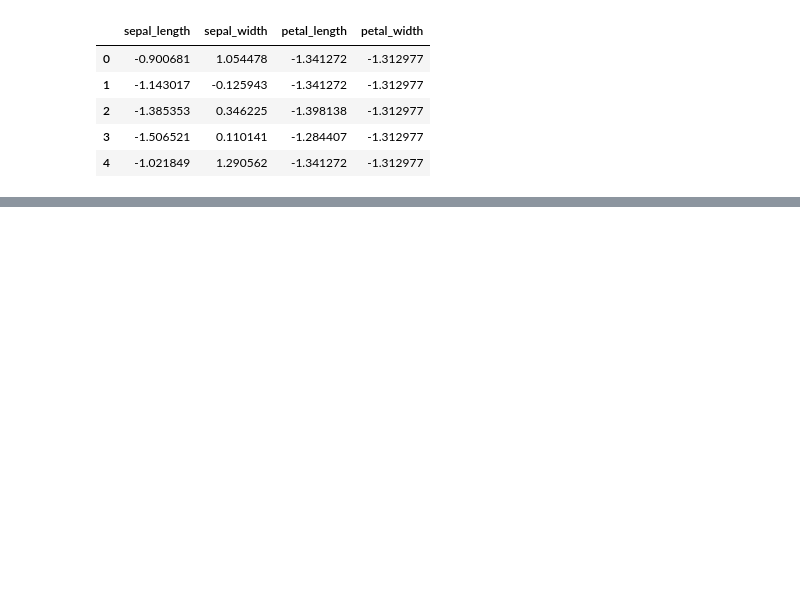
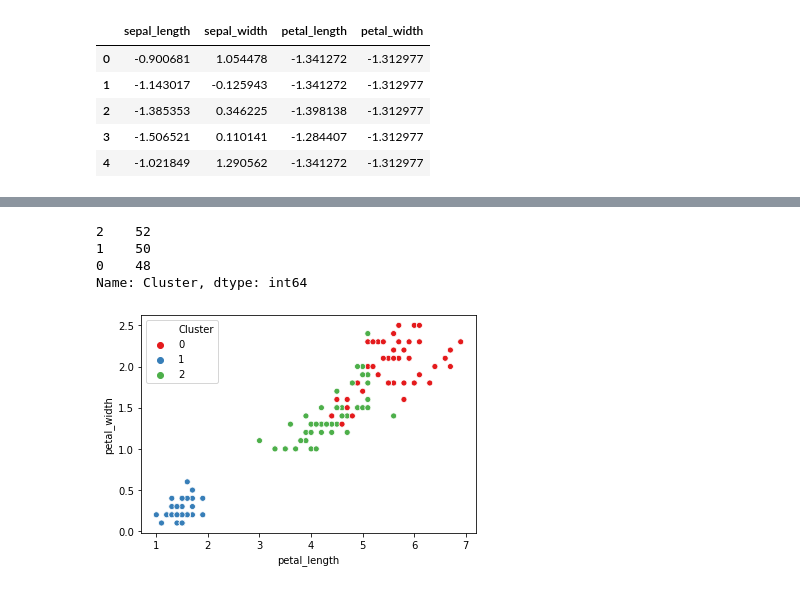
Before and after one commit to Dharani-Arumugam/Machine-Learning, a Jupyter notebook: Iris - Data Clustering/Clustering Data - Iris Flower Dataset.ipynb, the cells around one changed output, grey strips where cells are left out. Drawn from its saved outputs; the diff is of its cells as text; code cells hidden in the pictures; blank space fills up the shorter version.

```diff
--- a/Iris - Data Clustering/Clustering Data - Iris Flower Dataset.ipynb
+++ b/Iris - Data Clustering/Clustering Data - Iris Flower Dataset.ipynb
@@ -167,0 +201,2 @@ iris.head(5)
+# %%
+cluster = pd.DataFrame(kmean.labels_, columns=['Cluster'])
@@ -167,0 +213,5 @@ iris.head(5)
+# %%
+iris_df = iris_flower.copy()
+# %%
+iris_df = pd.concat([iris_df, cluster], axis=1)
+iris_df.head()
@@ -167,0 +225,13 @@ iris.head(5)
+# %%
+iris_df.Cluster.value_counts()
+# %% [output]
+2    52
+1    50
+0    48
+Name: Cluster, dtype: int64
+# %%
+#Plot the clusters
+sns.scatterplot(x = 'petal_length', y = 'petal_width', hue = 'Cluster', data = iris_df, palette = 'Set1')
+plt.show()
+# %% [output]
+[figure, added]
```
Also changed, not shown: parts of 14 cells of this notebook.
